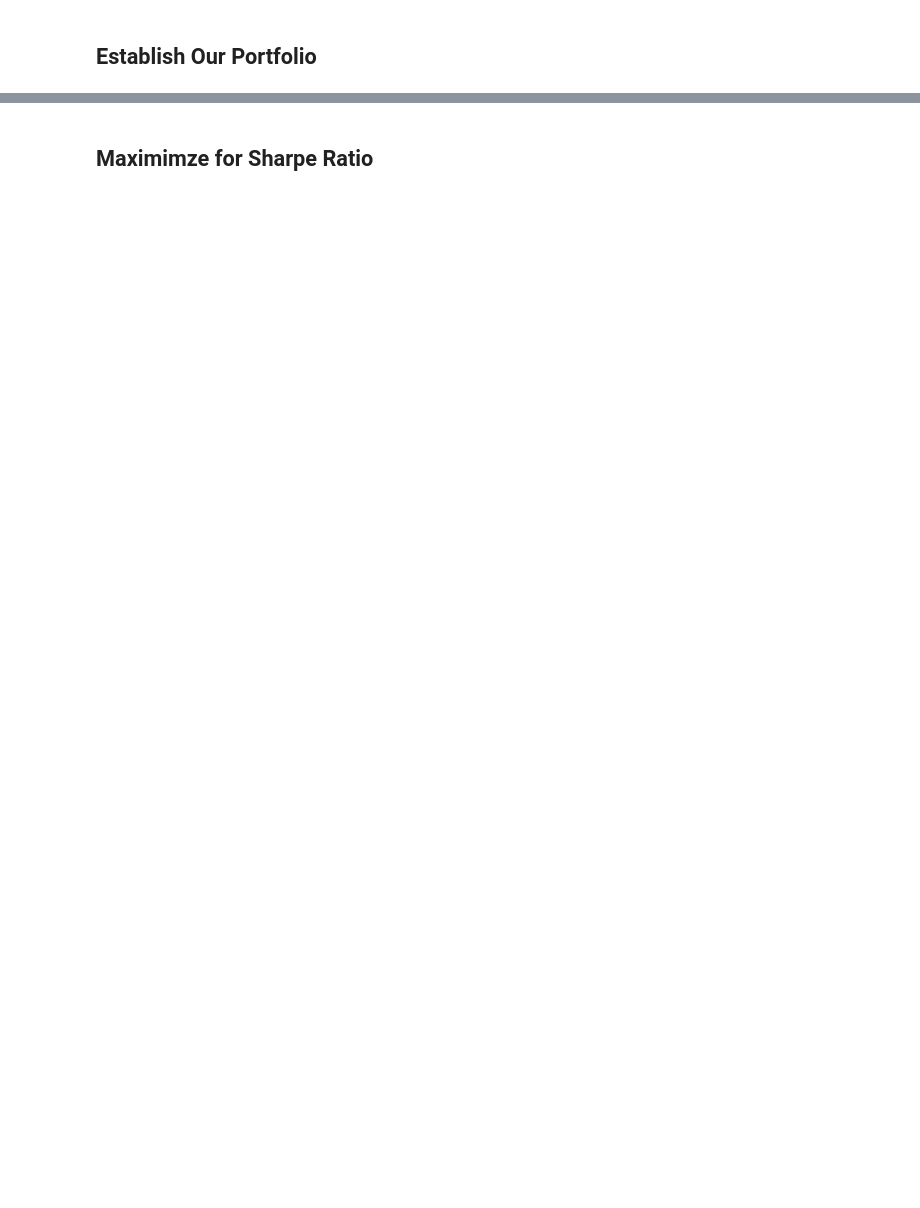
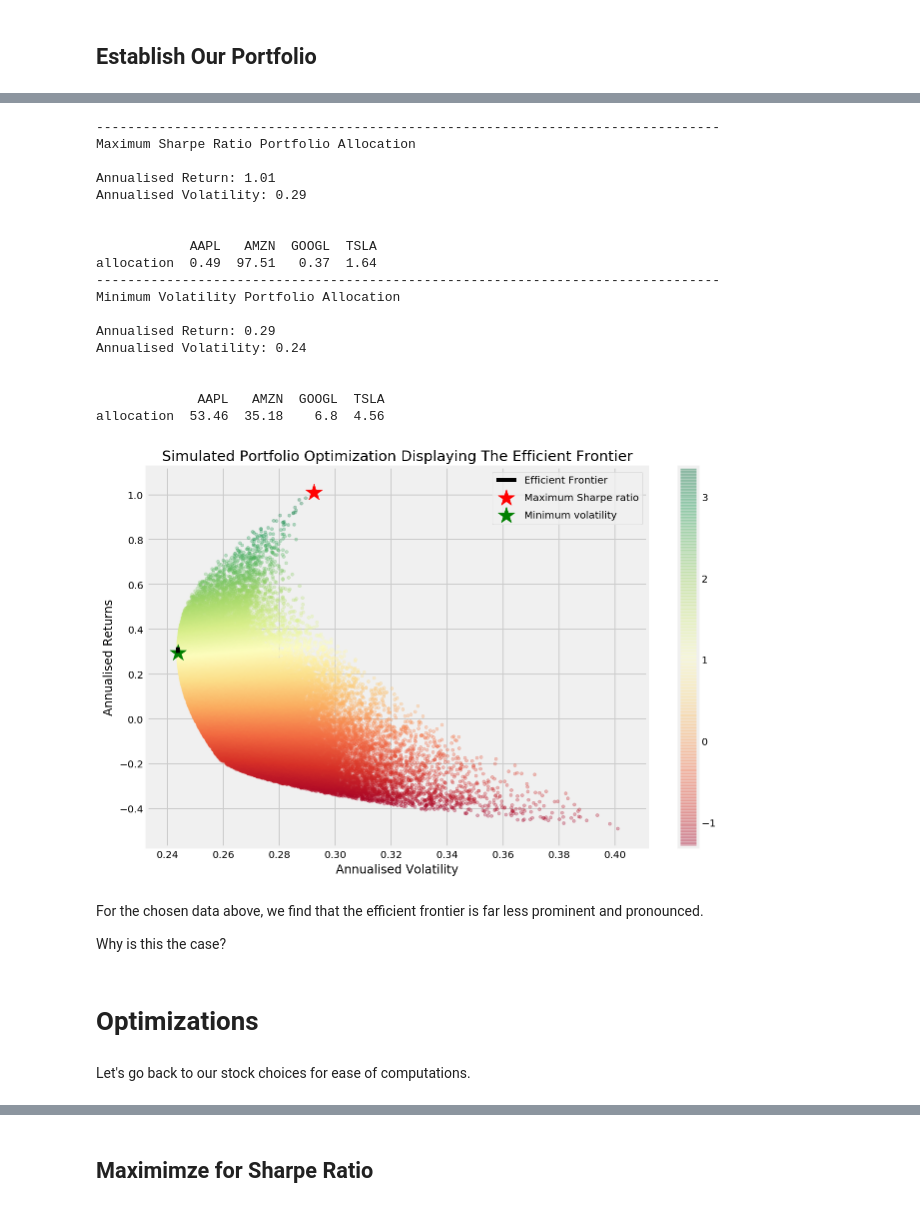
Before and after one commit to AashinShazar/TradingML, a Jupyter notebook: PortfolioOptimizer/PortfolioOptimizer .ipynb, the cells around one changed output, grey strips where cells are left out. Cells and saved outputs as stored; diff of their text form; code cells hidden in the pictures; blank space fills up the shorter version.

```diff
--- a/PortfolioOptimizer/PortfolioOptimizer .ipynb
+++ b/PortfolioOptimizer/PortfolioOptimizer .ipynb
@@ -28,9 +28,7 @@ np.random.seed(777)
 # %% [markdown]
 For this project, we will be leveraging quandl and its free API service to retrieve stock information. AlphaVantage's API was helpful in the previous project but it had some limitations regarding accessing data information and setting data ranges. So we will use quandl's service moving forward.
 # %%
-quandl.ApiConfig.api_key = '7WKTSM5hsNzzZcRhg3Zq'
 stocks = ['AAPL','AMZN','GOOGL','FB']
 data = quandl.get_table('WIKI/PRICES', ticker = stocks,
                         qopts = { 'columns': ['date', 'ticker', 'adj_close'] },
                         date = { 'gte': '2016-1-1', 'lte': '2017-12-31' }, paginate=True)
-data.head()
@@ -145,0 +213,23 @@ plt.show()
+# %%
+def portfolio_volatility(weights, mean_returns, cov_matrix):
+    return portfolioPerformance(weights, mean_returns, cov_matrix)[0]
+
+def efficient_return(mean_returns, cov_matrix, target):
+    num_assets = len(mean_returns)
+    args = (mean_returns, cov_matrix)
+
+    def portfolio_return(weights):
+        return portfolioPerformance(weights, mean_returns, cov_matrix)[1]
+
+    constraints = ({'type': 'eq', 'fun': lambda x: portfolio_return(x) - target},
+                   {'type': 'eq', 'fun': lambda x: np.sum(x) - 1})
+    bounds = tuple((0,1) for asset in range(num_assets))
+    result = sco.minimize(portfolio_volatility, num_assets*[1./num_assets,], args=args, method='SLSQP', bounds=bounds, constraints=constraints)
+    return result
+
+
+def efficient_frontier(mean_returns, cov_matrix, returns_range):
+    efficients = []
+    for ret in returns_range:
+        efficients.append(efficient_return(mean_returns, cov_matrix, ret))
+    return efficients
@@ -145,0 +302,10 @@ plt.show()
+# %%
+stocks = ['AAPL','AMZN','GOOGL','TSLA']
+data = quandl.get_table('WIKI/PRICES', ticker = stocks,
+                        qopts = { 'columns': ['date', 'ticker', 'adj_close'] },
+                        date = { 'gte': '2018-1-1', 'lte': '2018-12-31' }, paginate=True)
+
+df = data.set_index('date')
+table = df.pivot(columns='ticker')
+table.columns = [col[1] for col in table.columns]
+table.head()
@@ -145,0 +320,36 @@ plt.show()
+# %%
+dailyReturns = table.pct_change()
+meanDailyReturns = dailyReturns.mean()
+covMatrix = dailyReturns.cov()
+numPortfolios = 100009
+riskFreeRate = 0.0252
+
+efficientFrontierRandomPortfolio(meanDailyReturns, covMatrix, numPortfolios, riskFreeRate)
+# %% [output]
+--------------------------------------------------------------------------------
+Maximum Sharpe Ratio Portfolio Allocation
+
+Annualised Return: 1.01
+Annualised Volatility: 0.29
+
+
+            AAPL   AMZN  GOOGL  TSLA
+allocation  0.49  97.51   0.37  1.64
+--------------------------------------------------------------------------------
+Minimum Volatility Portfolio Allocation
+
+Annualised Return: 0.29
+Annualised Volatility: 0.24
+
+
+             AAPL   AMZN  GOOGL  TSLA
+allocation  53.46  35.18    6.8  4.56
+[figure, added]
+# %% [markdown]
+For the chosen data above, we find that the efficient frontier is far less prominent and pronounced.
+
+Why is this the case?
+# %% [markdown]
+# Optimizations
+# %% [markdown]
+Let's go back to our stock choices for ease of computations.
```
Also changed, not shown: parts of 53 cells of this notebook.
